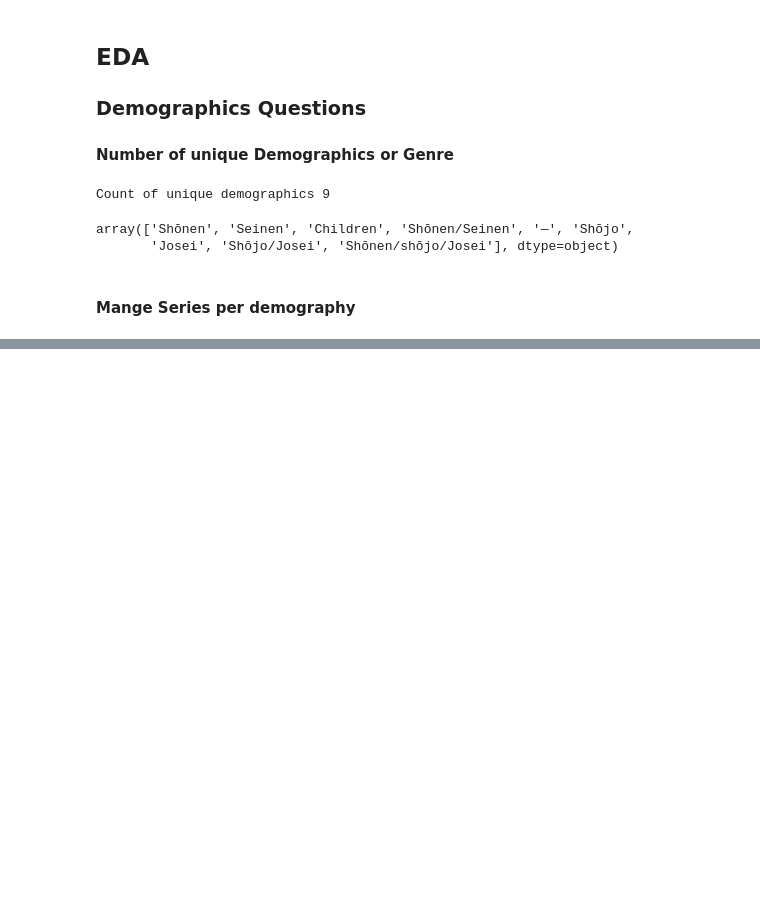
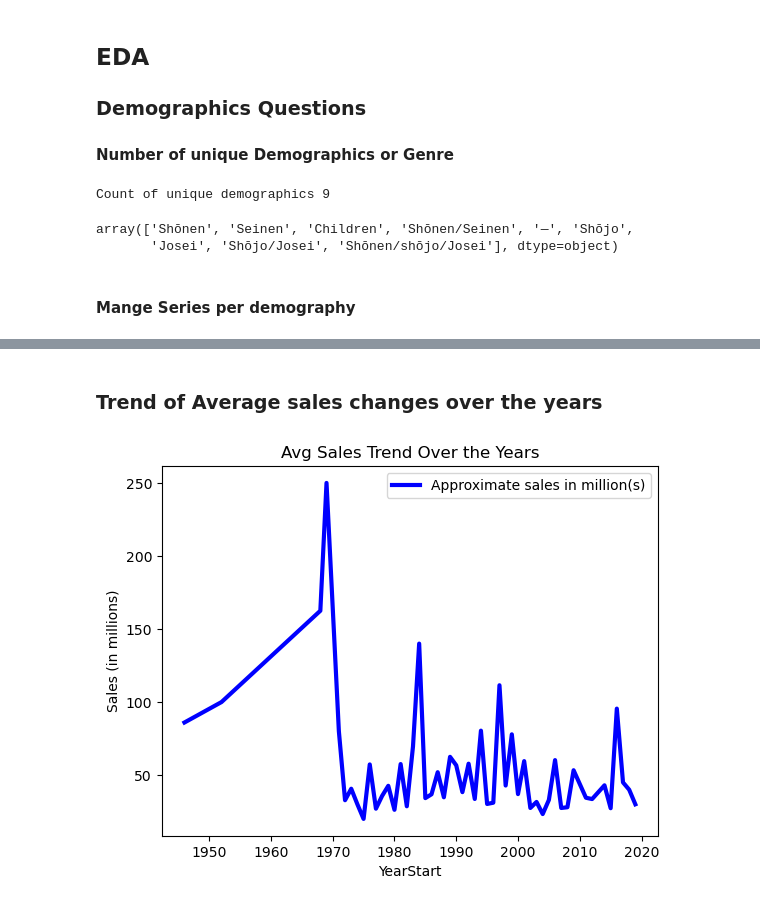
Before and after one commit to sha1129/Data_Exploration, a Jupyter notebook: 4 Best Manga EDA.ipynb, the cells around one changed output, grey strips where cells are left out. Saved outputs shown, nothing was run; the diff lists cells and outputs as text; code cells hidden in the pictures; blank space fills up the shorter version.

```diff
--- a/4 Best Manga EDA.ipynb
+++ b/4 Best Manga EDA.ipynb
@@ -158,0 +240,11 @@ Name: Manga series, dtype: int64
+# %% [markdown]
+### Trend of Average sales changes over the years
+# %%
+salesOverYears = bestM_df.groupby('YearStart')[['Approximate sales in million(s)']].mean()
+
+salesOverYears.plot.line(color='blue', linewidth=3,)
+plt.ylabel('Sales (in millions)')
+plt.title('Avg Sales Trend Over the Years')
+plt.show()
+# %% [output]
+[figure, added]
```
Also changed, not shown: parts of 15 cells of this notebook.
